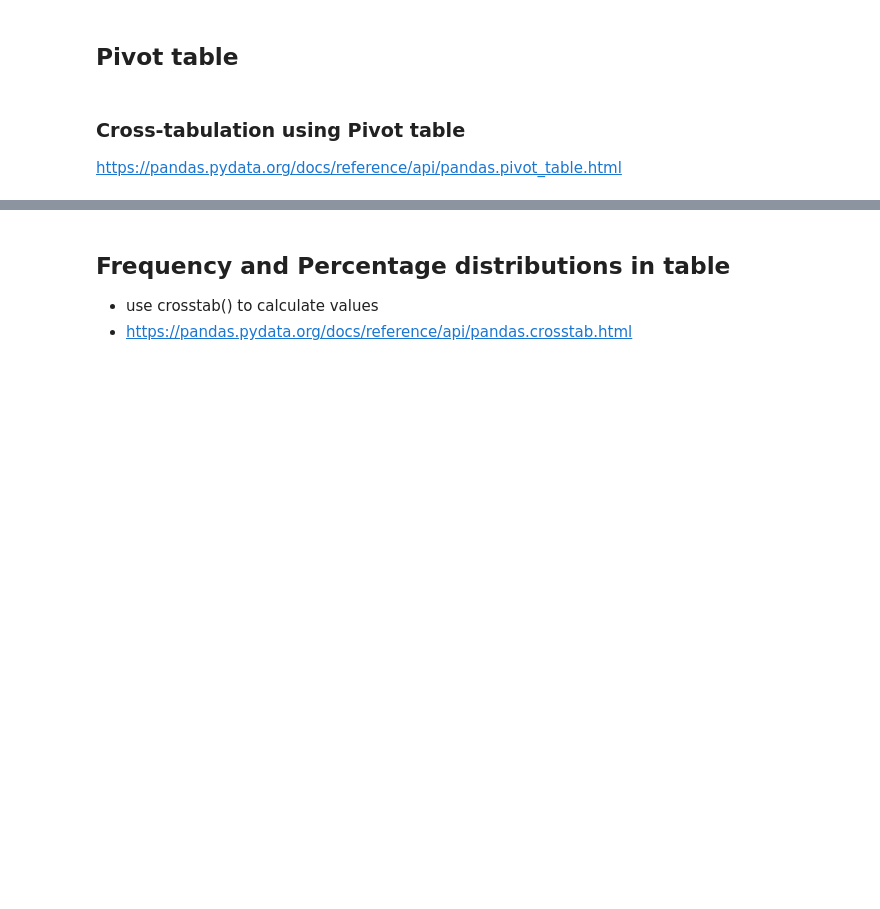
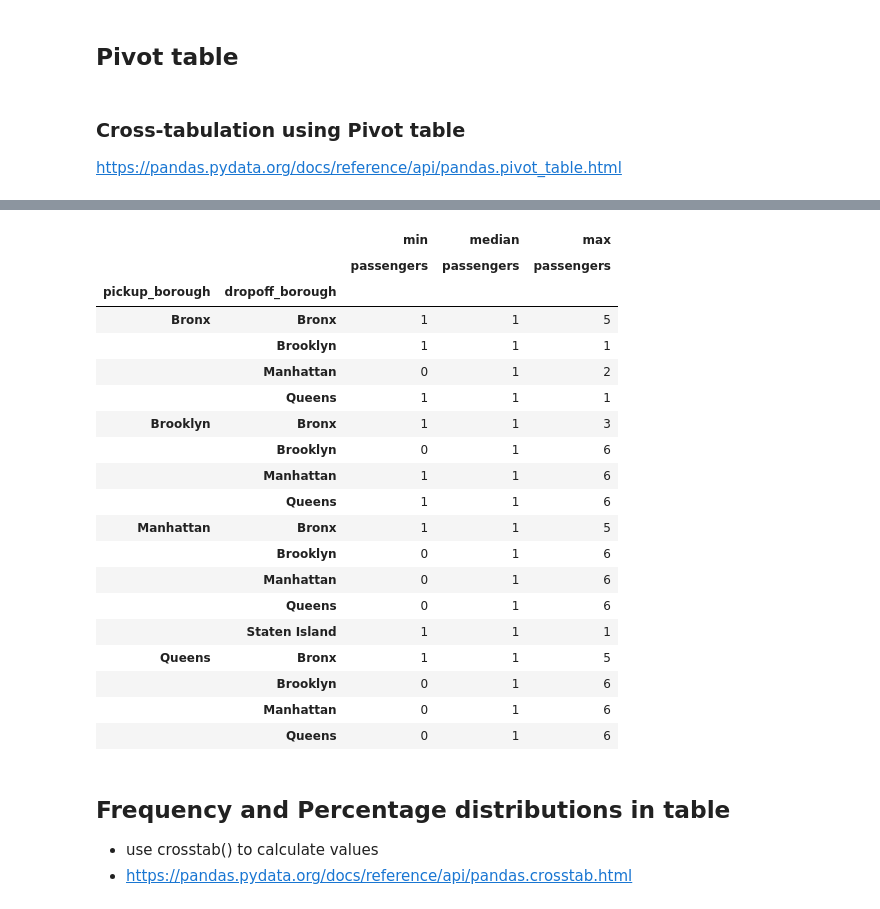
Before and after one commit to buicaothe/PYTHON, a Jupyter notebook: DATA MANAGEMENT/Labweek44/Table_basics_and_merge.ipynb, the cells around one changed output, grey strips where cells are left out. Drawn from its saved outputs; the diff is of its cells as text; code cells hidden in the pictures; blank space fills up the shorter version.

```diff
--- a/DATA MANAGEMENT/Labweek44/Table_basics_and_merge.ipynb
+++ b/DATA MANAGEMENT/Labweek44/Table_basics_and_merge.ipynb
@@ -112,9 +297,30 @@ df.pivot_table(values='passengers', index=['pickup_borough', 'dropoff_borough'],
 # %%
 # Highlight maximum and minimum values
 df.pivot_table(values='passengers', index=['pickup_borough', 'dropoff_borough'],
                    aggfunc=['min', 'median', 'max']).style.format(precision=0)\
-                    .highlight_max(color='lightgreen', axis=0)\
-                    .highlight_min(color='yellow', axis=0)
+                    .highlight_max(color='green', axis=0)\
+                    .highlight_min(color='blue', axis=0)
+# %% [output]
+|  |  | min | median | max |
+|  |  | passengers | passengers | passengers |
+| pickup_borough | dropoff_borough |  |  |  |
+| Bronx | Bronx | 1 | 1 | 5 |
+|  | Brooklyn | 1 | 1 | 1 |
+|  | Manhattan | 0 | 1 | 2 |
+|  | Queens | 1 | 1 | 1 |
+| Brooklyn | Bronx | 1 | 1 | 3 |
+|  | Brooklyn | 0 | 1 | 6 |
+|  | Manhattan | 1 | 1 | 6 |
+|  | Queens | 1 | 1 | 6 |
+| Manhattan | Bronx | 1 | 1 | 5 |
+|  | Brooklyn | 0 | 1 | 6 |
+|  | Manhattan | 0 | 1 | 6 |
+|  | Queens | 0 | 1 | 6 |
+|  | Staten Island | 1 | 1 | 1 |
+| Queens | Bronx | 1 | 1 | 5 |
+|  | Brooklyn | 0 | 1 | 6 |
+|  | Manhattan | 0 | 1 | 6 |
+|  | Queens | 0 | 1 | 6 |
 # %% [markdown]
 ## Frequency and Percentage distributions in table
 - use crosstab() to calculate values
```
Also changed, not shown: parts of 43 cells of this notebook, 3 other files.
